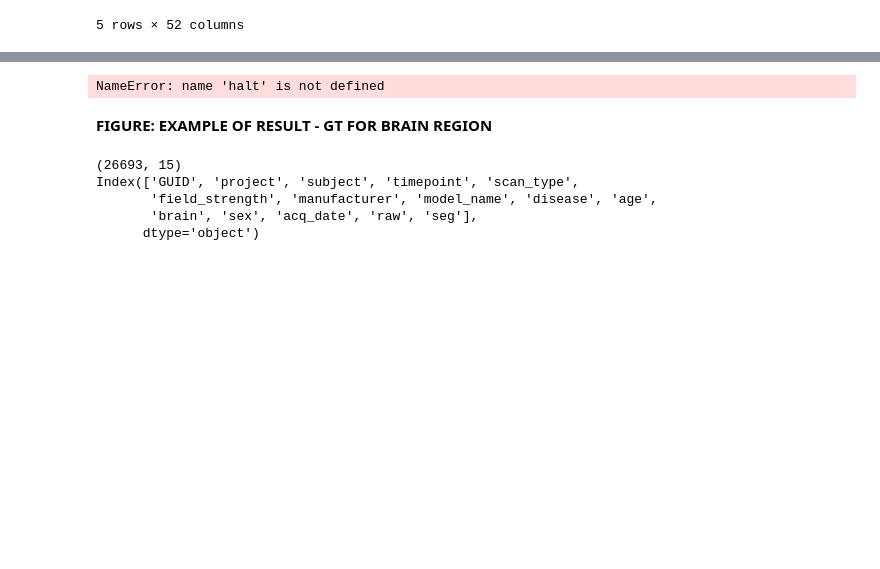
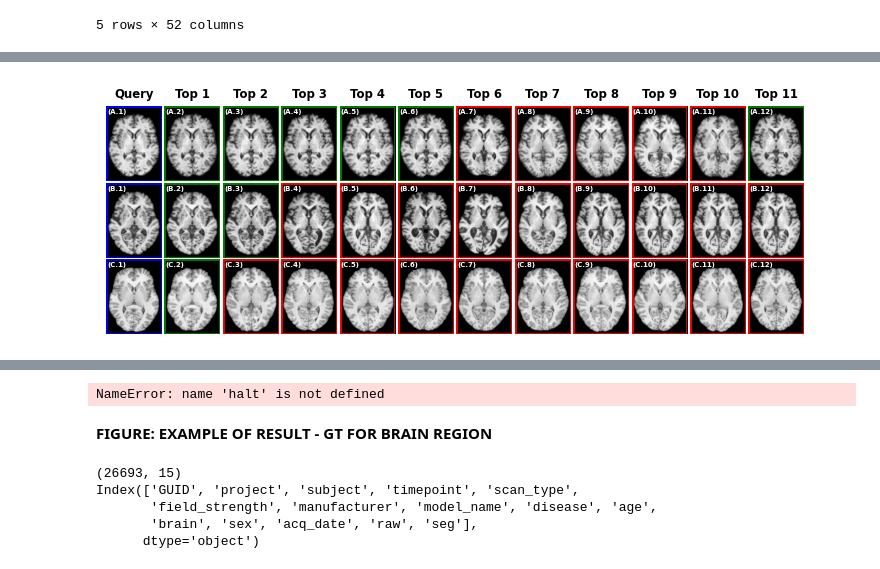
Before and after one commit to minnelab/NeuroCBIR, a Jupyter notebook: dev/notebooks/figures-maia-medium.ipynb, the cells around one changed output, grey strips where cells are left out. Saved outputs shown, nothing was run; the diff lists cells and outputs as text; code cells hidden in the pictures; blank space fills up the shorter version.

```diff
--- a/dev/notebooks/figures-maia-medium.ipynb
+++ b/dev/notebooks/figures-maia-medium.ipynb
@@ -197,0 +216,99 @@ Other scans:
+# %%
+all_brains = []
+# %%
+import matplotlib.patches as patches
+
+K = 11
+
+caps = "ABCDEFGHIJKLMNOPQRSTUVWXYZ"
+
+queries_guid = retrieval_df[["query"]].values.flatten().tolist()
+title_capss = [[f"({caps[i]}.{j})" for j in range(1, K+2)] for i in range(len(queries_guid))]
+column_names = [f"top{i+1}" for i in range(K)]
+title_tops = ["Query"] + [f"Top {i+1}" for i in range(K)]
+
+# figure
+cm = 1/2.54
+n_queries = len(queries_guid)
+fig, axess = plt.subplots(n_queries, K+1, figsize=(18.35*cm, 6.7*cm))#, figsize=(18*cm, n_queries*4.1*cm))
+
+for i_q, (axes, query_guid, title_caps) in enumerate(zip(axess, queries_guid, title_capss)):
+# axes = axess[0]
+
+    # Example usage:
+    row = retrieval_df.loc[retrieval_df["query"] == query_guid].iloc[0]
+    query_subject = row["subject"]  # store once outside loop
+
+    # Load query + top1–5
+    paths = [row["brain"]]
+    titles = [title_caps[0]]
+    labels = []  # will store hit/fail info
+
+    title_caps = title_caps[1:]
+    for i, col in enumerate(column_names):
+        guid = row[col]
+        match_row = metadata.loc[metadata["GUID"] == guid].iloc[0]
+        paths.append(match_row["brain"])
+        is_hit = match_row["subject"] == query_subject
+        labels.append(is_hit)
+        # titles.append(f"{title_caps[i]} {'✔' if is_hit else '✘'}")
+        titles.append(f"{title_caps[i]}")
+
+    # Load brain volumes
+    if len(all_brains) < n_queries:
+        brains = [load_nifti(p, DATA_PATH) for p in paths]
+        all_brains.append(brains)
+    else:
+        brains = all_brains[i_q]
+
+    # Plot mid-slices
+    plot_brain_slices(brains, titles, axes=axes)
+
+    # --- Add borders ---
+    for j, ax in enumerate(axes):
+        # query
+        if j == 0:
+            color = "blue"
+        else:
+            color = "green" if labels[j-1] else "red"
+
+        if i_q == 0:
+            ax.set_title(title_tops[j], fontweight="bold")
+
+        rect = patches.Rectangle(
+            (0, 0), 1, 1,
+            transform=ax.transAxes,
+            linewidth=2.0,
+            edgecolor=color,
+            facecolor="none"
+        )
+        ax.add_patch(rect)
+
+
+    # Caption
+    n_scan_subject = metadata.query(f"subject == '{query_subject}'").shape[0]
+    print(f"{titles[0]}: {query_guid} from subject {query_subject} with a total of {n_scan_subject}.")
+    print("Other scans:")
+    for t_cap, col in zip(title_caps, column_names):
+        guid = row[col]
+        project = metadata.loc[metadata["GUID"] == guid]["project"].iloc[0]
+        print(f"{t_cap} {guid} - {project}")
+
+
+
+
+# axess[0][0].set_title("Query", fontweight="bold")
+# axess[0][1].set_title("Top 1", fontweight="bold")
+# axess[0][2].set_title("Top 2", fontweight="bold")
+# axess[0][3].set_title("Top 3", fontweight="bold")
+# axess[0][4].set_title("Top 4", fontweight="bold")
+# axess[0][5].set_title("Top 5", fontweight="bold")
+
+plt.tight_layout()
+plt.subplots_adjust(wspace=-0.01, hspace=0.02)
+
+plt.savefig(f"dev/figures/example_brain_retrieval.pdf", format='pdf',
+dpi=600,  # increase for higher-resolution embedded images
+bbox_inches='tight', pad_inches=0)
+plt.show()
+# %% [output]
@@ -198,3 +332,4 @@ Other scans:
+[figure, added]
 # %%
 import matplotlib.patches as patches
 
```
Also changed, not shown: parts of 7 cells of this notebook, 2 other files.
